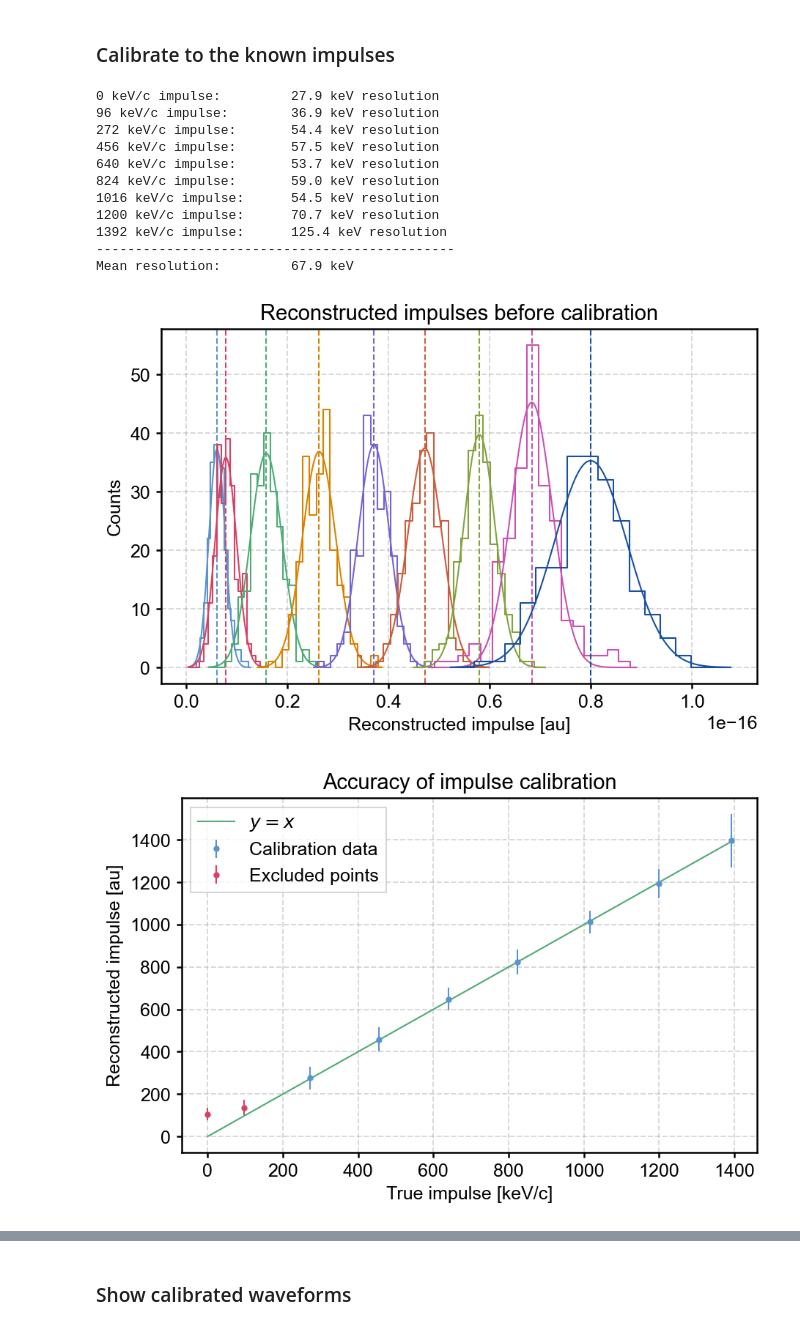
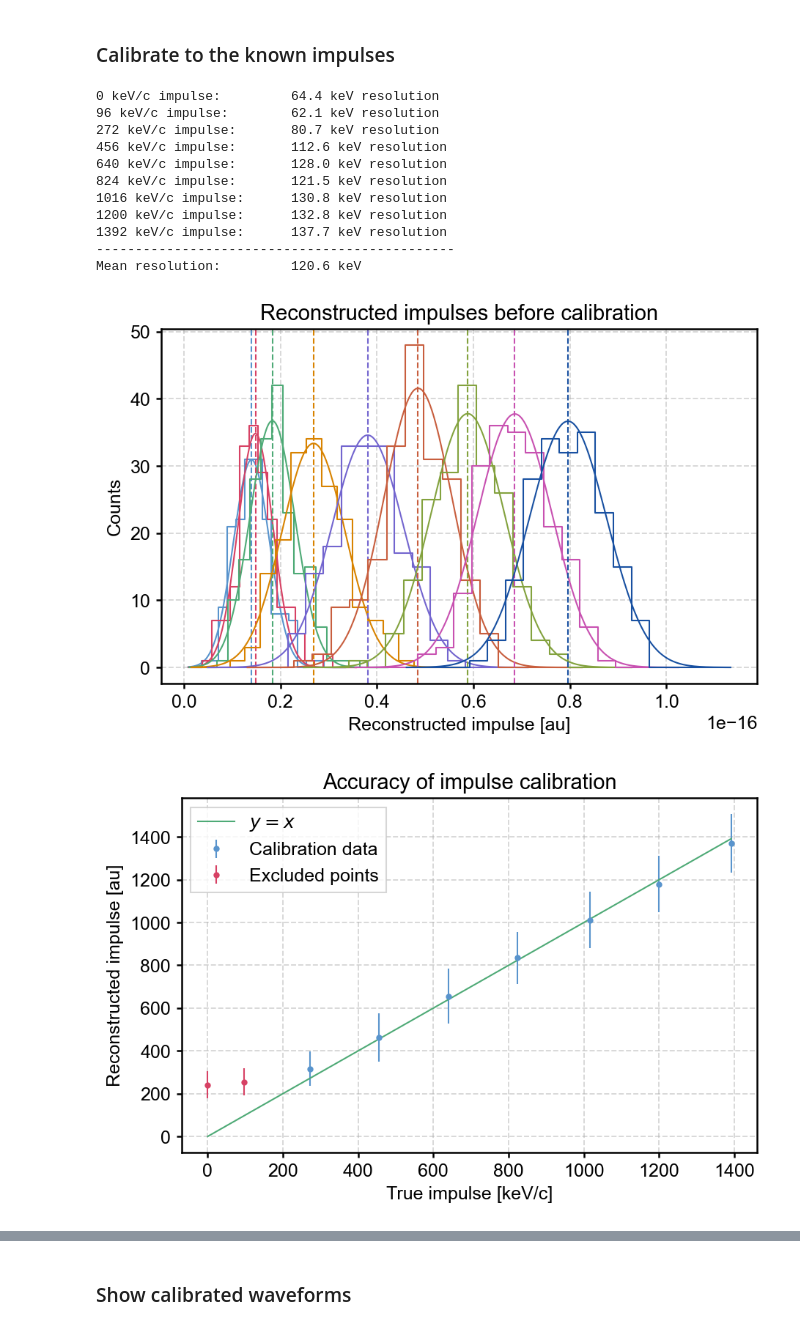
Before and after one commit to clarkehardy/nanospheres, a Jupyter notebook: impulse_calibration.ipynb, the cells around one changed output, grey strips where cells are left out. Saved outputs shown, nothing was run; the diff lists cells and outputs as text; code cells hidden in the pictures.

```diff
--- a/impulse_calibration.ipynb
+++ b/impulse_calibration.ipynb
@@ -87,7 +87,7 @@ config = {
     'f_cutoff': f_cutoff,
     'apply_notch': False,
     'calibrate': True,
-    'd_sphere_nm': 100.
+    'd_sphere_nm': 166.
 }
 # %% [markdown]
 ### Load and process the data
@@ -95,7 +95,7 @@ config = {
 reload(dp)
 
 # choose which dataset to look at
-dataset_ind = 0
+dataset_ind = 3
 dataset = list(datasets.keys())[dataset_ind]
 
 # get the list of impulse amplitudes in that dataset
@@ -127,7 +127,7 @@ for i, file_ind in enumerate(amp_list):
         continue
     filename = datasets[list(datasets.keys())[dataset_ind]][file_ind]
     plot_path = 'figures/' + base_path.split(drive_path)[-1] + dataset + '/' + filename \
-                # if plot else None
+                if plot else None
     nd = dp.NanoDataset(base_path + dataset + '/' + filename, plot_path, verbose=True, max_files=max_files, ds_factor=10, config=config)
     nd.load_calibration_data(global_params=False, pulse_amps_1e=pulse_amps_1e, pulse_amps_V=pulse_amps_V, noise=i==0)
     impulses.append(nd.impulses.copy())
@@ -145,8 +145,8 @@ for i, file_ind in enumerate(amp_list):
         freqs = np.copy(nd.freqs)
     del nd
 
-    # if i > 0:
-    #     break
+    if i > 0 and plot:
+        break
 
 min_len = min([len(i) for i in impulses])
 pulse_amps_keV = np.array(pulse_amps_keV)
@@ -180,16 +180,19 @@ Loading files starting with
 # %% [markdown]
 ### Mask the data based on noise and fit convergence
 # %%
-rms_cut = 6e-18 # cut on RMS noise in Newtons
+rms_cut = 1e-17 # cut on RMS noise in Newtons
 rms_mask = impulse_rms < rms_cut
 
 # create a mask that includes the noise and the fit convergence
 mask = rms_mask & fit_success
 
+n_repeats = (pulse_times.shape[1] + timestamps.shape[1] - 1) // timestamps.shape[1]
+pulse_timestamps = pulse_times + np.repeat(timestamps, n_repeats, axis=1)[:, :pulse_times.shape[1]] - np.amin(pulse_timestamps)
+
 fig, ax = plt.subplots(figsize=(6, 4), layout='constrained')
 
 for i in range(impulse_rms.shape[0]):
-    ax.plot(pulse_times[i], np.abs(impulse_rms[i]), label='{:.0f} keV'.format(pulse_amps_keV[i]))
+    ax.plot(pulse_timestamps[i], np.abs(impulse_rms[i]), label='{:.0f} keV'.format(pulse_amps_keV[i]))
 
 ax.set_xlabel('Time [s]')
 ax.set_ylabel('Force RMS [N]')
@@ -205,10 +208,8 @@ if plot_path:
 # %% [markdown]
 ### Monitor drifts in the resonance over time
 # %%
-n_repeats = (pulse_times.shape[1] + timestamps.shape[1] - 1) // timestamps.shape[1]
-pulse_timestamps = pulse_times + np.tile(timestamps, (1, n_repeats))[:, :pulse_times.shape[1]]
-res_evol = np.array([resonance_params[...,i].flatten()[np.argsort(pulse_timestamps.flatten())] for i in range(3)])
-res_times = np.sort(pulse_timestamps.flatten()) - np.amin(pulse_timestamps)
+res_evol = np.array([resonance_params[...,i].flatten() for i in range(3)])
+res_times = pulse_timestamps.flatten()
 
 fig, ax = plt.subplots(3, 2, figsize=(6, 8), sharex='col', sharey='row', width_ratios=[4, 1], layout='constrained')
 ax[0,0].semilogy(res_times, res_evol[0], marker='.', ms=2, ls='none')
@@ -226,6 +227,7 @@ ax[2,0].set_ylabel(r'$\gamma/2\pi$ [$\mathrm{s}^{-1}$]')
 ax[2,0].set_xlabel('Time since start [s]')
 ax[2,1].set_xlabel('Counts')
 [ax[i, j].grid(which='both') for i in range(3) for j in range(2)]
+# ax[0, 0].set_xlim([0, 15])
 fig.suptitle('Resonance parameter drift')
 if plot_path:
     fig.savefig(plot_path + '_res_evol.pdf')
@@ -319,7 +321,7 @@ for i, imp_all in enumerate(impulses):
     imp = imp_all[mask[i]]
     mean = np.mean(np.abs(imp))
     std = np.std(np.abs(imp))
-    counts, bins = np.histogram(np.abs(imp), bins=np.linspace(np.amax((0, mean - 4*std)), mean + 4*std, 20))
+    counts, bins = np.histogram(np.abs(imp), bins=np.linspace(np.amax((0, mean - 5*std)), mean + 5*std, 20))
     bins = (bins[:-1] + bins[1:])/2.
     p, _ = curve_fit(gaus, bins, counts, p0=(10, np.mean(np.abs(imp)), np.std(np.abs(imp))))
     plot_bins = np.linspace(bins[0], bins[-1], 200)
@@ -379,43 +381,43 @@ for i, imp_all in enumerate(impulses):
     counts, bins = np.histogram(imp_cal, bins=np.linspace(0, 3000, 100))
     counts = counts * 50/(bins[1] - bins[0])
     bins = (bins[:-1] + bins[1:])/2.
     p0 = (100, np.mean(imp_cal), np.std(imp_cal))
     try:
         p, _ = curve_fit(gaus, bins, counts, p0=p0)
     except RuntimeError:
         p = p0
     plot_bins = np.linspace(bins[0], bins[-1], 1000)
     # ax.step(bins, counts, color='C' + str(i - 1), alpha=0.5, where='mid')
     ax.errorbar(bins, counts, np.sqrt(counts), color='C' + str(i), ls='none', marker='.', ms=4)
     ax.plot(plot_bins, gaus(plot_bins, *p), color='C' + str(i), label=label)
 ax.set_xlim([0, means[-1]*to_keV + 3*errs[-1]*to_keV])
 ax.set_xlabel('Impulse amplitude (keV/c)')
 ax.set_ylabel('Counts/(50 keV/c)')
 ax.grid()
 ax.legend(ncol=len(impulses)//3, fontsize=10)
 ax.set_title('Reconstructed impulses after calibration')
 ax.set_title(f'Impulse calibration for a {config['d_sphere_nm']:.0f} nm sphere')
 fig.savefig('resolution_100nm.pdf')
 if plot_path:
     fig.savefig(plot_path + '_recon_cal.pdf')
 
 resolutions = errs*to_keV
 for pulse, res in zip(pulse_amps_keV, resolutions):
     print('{:.0f} keV/c impulse:\t {:.1f} keV resolution'.format(pulse, res))
 
 print('----------------------------------------------')
-print('Mean resolution:\t {:.1f} keV'.format(np.mean(resolutions[2:])))
+print('Mean resolution:\t {:.1f} keV'.format(np.mean(resolutions[exclude_first:])))
 # %% [output]
-0 keV/c impulse:         27.9 keV resolution
-96 keV/c impulse:        36.9 keV resolution
-272 keV/c impulse:       54.4 keV resolution
-456 keV/c impulse:       57.5 keV resolution
-640 keV/c impulse:       53.7 keV resolution
-824 keV/c impulse:       59.0 keV resolution
-1016 keV/c impulse:      54.5 keV resolution
-1200 keV/c impulse:      70.7 keV resolution
-1392 keV/c impulse:      125.4 keV resolution
+0 keV/c impulse:         64.4 keV resolution
+96 keV/c impulse:        62.1 keV resolution
+272 keV/c impulse:       80.7 keV resolution
+456 keV/c impulse:       112.6 keV resolution
+640 keV/c impulse:       128.0 keV resolution
+824 keV/c impulse:       121.5 keV resolution
+1016 keV/c impulse:      130.8 keV resolution
+1200 keV/c impulse:      132.8 keV resolution
+1392 keV/c impulse:      137.7 keV resolution
 ----------------------------------------------
-Mean resolution:         67.9 keV
+Mean resolution:         120.6 keV
-[figure, old version]
+[figure, new version]
-[figure, old version]
+[figure, new version]
```
Also changed, not shown: parts of 10 cells of this notebook, 4 other files.
